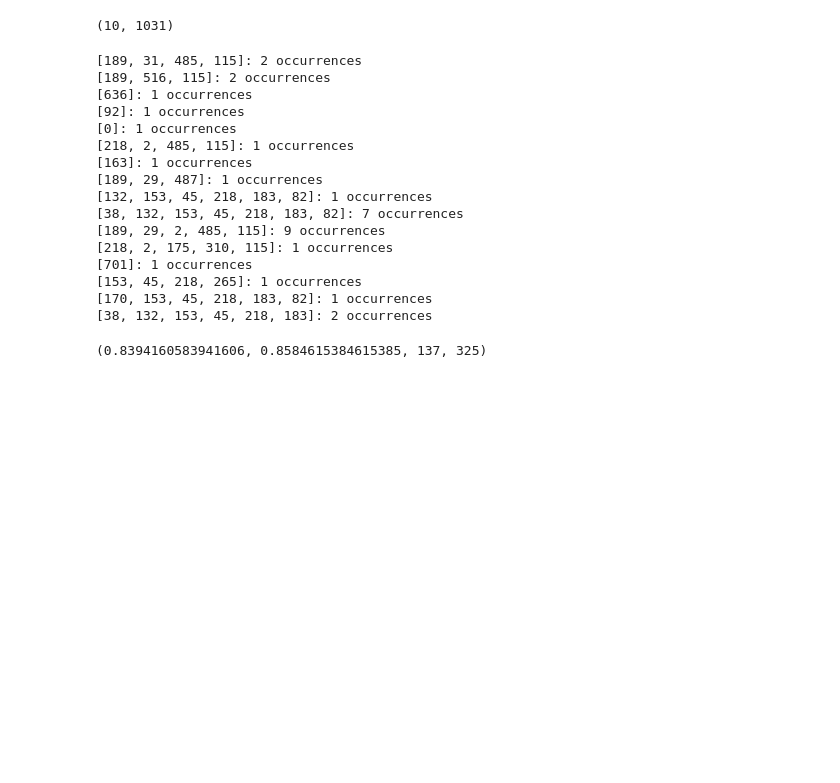
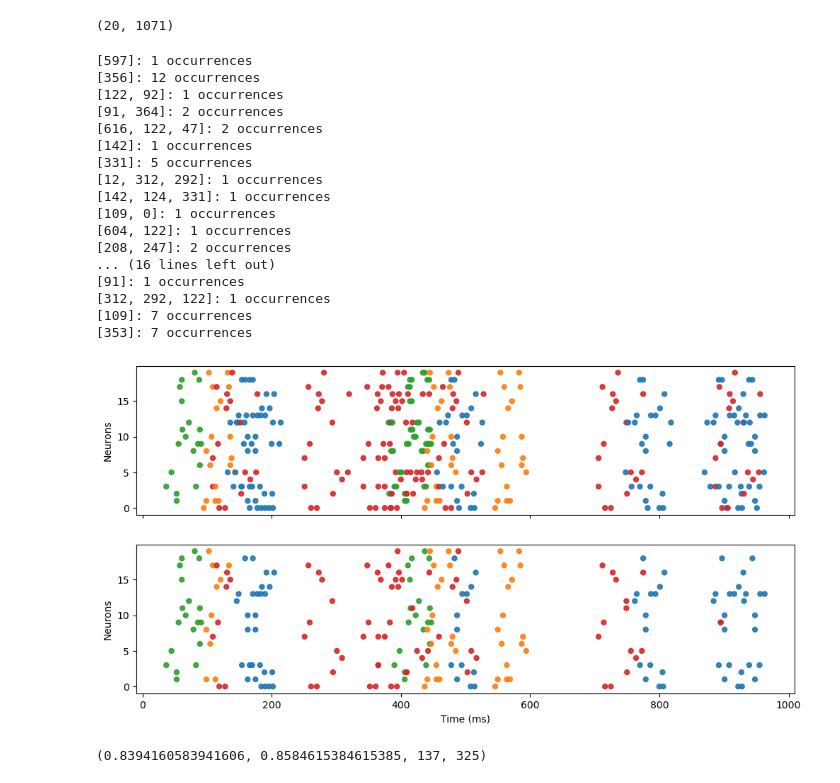
Before and after one commit to CosmicSurgery/thesis_notebooks, a Jupyter notebook: 2023.07.23 - Unsupervised Learning/2023.08.07 - Clean version of current code, imporving comments, making more elegent.ipynb, the cells around one changed output. Cells and saved outputs as stored; diff of their text form; code cells hidden in the pictures; blank space fills up the shorter version.

Commit message:
Trying to use bokeh to visualize the raster plots

```diff
--- a/2023.07.23 - Unsupervised Learning/2023.08.07 - Clean version of current code, imporving comments, making more elegent.ipynb
+++ b/2023.07.23 - Unsupervised Learning/2023.08.07 - Clean version of current code, imporving comments, making more elegent.ipynb
@@ -52,0 +1,17 @@ palette = np.concatenate([existing_colors, new_colors])
+# %%
+'''
+Model parameters
+'''
+import random
+import numpy as np
+
+M = 4 # Number of Spiking motifs
+N = 20 # Number of input neurons
+D = 71 # temporal depth of receptive field
+T = 1000
+dt = 1
+nrn_fr = 15 # hz
+pg_fr = 6 # hz
+background_noise_fr = 5 # h
+
+np.random.seed(41)
@@ -89,7 +89,7 @@ A_dense = np.sum(A_dense,axis=2)
 A_dense[A_dense>1] = 1
 A_dense.shape
 # %% [output]
-(10, 1031)
+(20, 1071)
 # %%
 '''
 Post-processing and clustering
@@ -192,22 +192,23 @@ for key in sublist_keys_filt:
     pattern_times = np.array([sorted_x[sorted_y==i][0] for i in range(1,max(pattern_repetition_labels)+1)])
     all_times.append(pattern_times)
 # %% [output]
-[189, 31, 485, 115]: 2 occurrences
-[189, 516, 115]: 2 occurrences
-[636]: 1 occurrences
-[92]: 1 occurrences
-[0]: 1 occurrences
-[218, 2, 485, 115]: 1 occurrences
-[163]: 1 occurrences
-[189, 29, 487]: 1 occurrences
-[132, 153, 45, 218, 183, 82]: 1 occurrences
-[38, 132, 153, 45, 218, 183, 82]: 7 occurrences
-[189, 29, 2, 485, 115]: 9 occurrences
-[218, 2, 175, 310, 115]: 1 occurrences
-[701]: 1 occurrences
-[153, 45, 218, 265]: 1 occurrences
-[170, 153, 45, 218, 183, 82]: 1 occurrences
-[38, 132, 153, 45, 218, 183]: 2 occurrences
+[597]: 1 occurrences
+[356]: 12 occurrences
+[122, 92]: 1 occurrences
+[91, 364]: 2 occurrences
+[616, 122, 47]: 2 occurrences
+[142]: 1 occurrences
+[331]: 5 occurrences
+[12, 312, 292]: 1 occurrences
+[142, 124, 331]: 1 occurrences
+[109, 0]: 1 occurrences
+[604, 122]: 1 occurrences
+[208, 247]: 2 occurrences
+... (16 lines left out)
+[91]: 1 occurrences
+[312, 292, 122]: 1 occurrences
+[109]: 7 occurrences
+[353]: 7 occurrences
 # %%
 '''
 Mapping Cluster Labels for Visualization
@@ -257,6 +258,28 @@ for label_1 in unmatched_labels_1:
 # Map the labels from labels_array_1 to labels_array_2 using the mapping dictionary
 # Use the get method with a default value of -1 for labels without a mapping
 mapped_labels = np.array([mapping_dict[label] for label in labels_array_1]).squeeze()
+# %%
+%matplotlib inline
+
+sort_criteria_1 = mapped_labels
+sort_criteria_2 = mapped_labels
+
+# Create the figure and subplots
+fig, (ax1, ax2) = plt.subplots(2, 1, figsize=(12, 6), sharex=True)
+
+# Plot data on the first subplot (ax1)
+scatter1 = ax1.scatter(A_trunc[1][A_trunc[2]!=0], A_trunc[0][A_trunc[2]!=0], c=palette[A_trunc[2][A_trunc[2]!=0]], alpha=0.9, s=100, marker='.')
+ax1.set_ylabel('Neurons')
+
+# Plot data on the second subplot (ax2)
+scatter2 = ax2.scatter(A_trunc[1][sort_criteria_1 != 0], A_trunc[0][sort_criteria_1 != 0], c=palette[sort_criteria_1[sort_criteria_1 != 0]], alpha=0.9, s=100, marker='.')
+ax2.set_ylabel('Neurons')
+ax2.set_xlabel('Time (ms)')
+
+# Show the plots
+plt.show()
+# %% [output]
+[figure, added]
 # %%
 '''
 Performance
```
Also changed, not shown: parts of 3 cells of this notebook, 2 other files.
